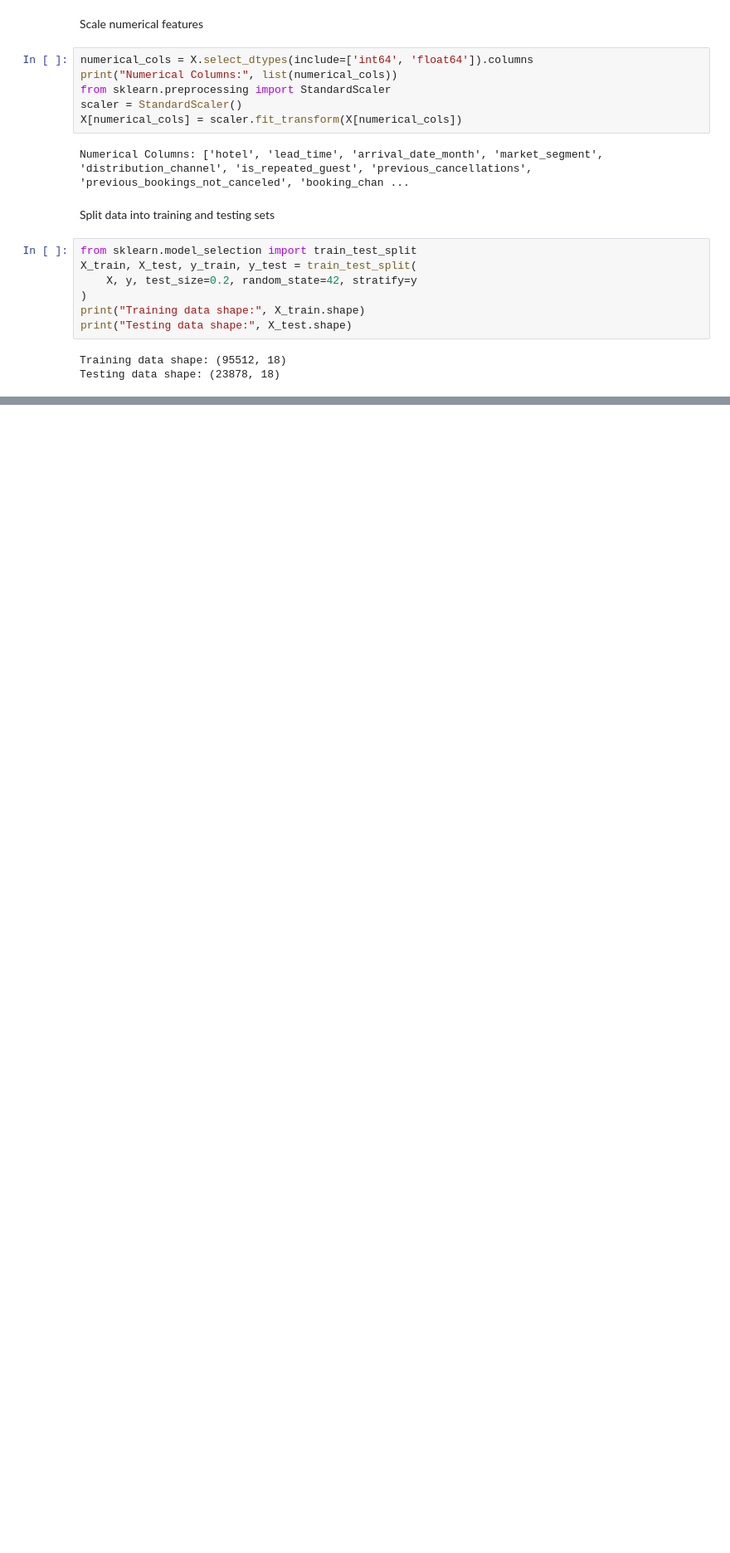
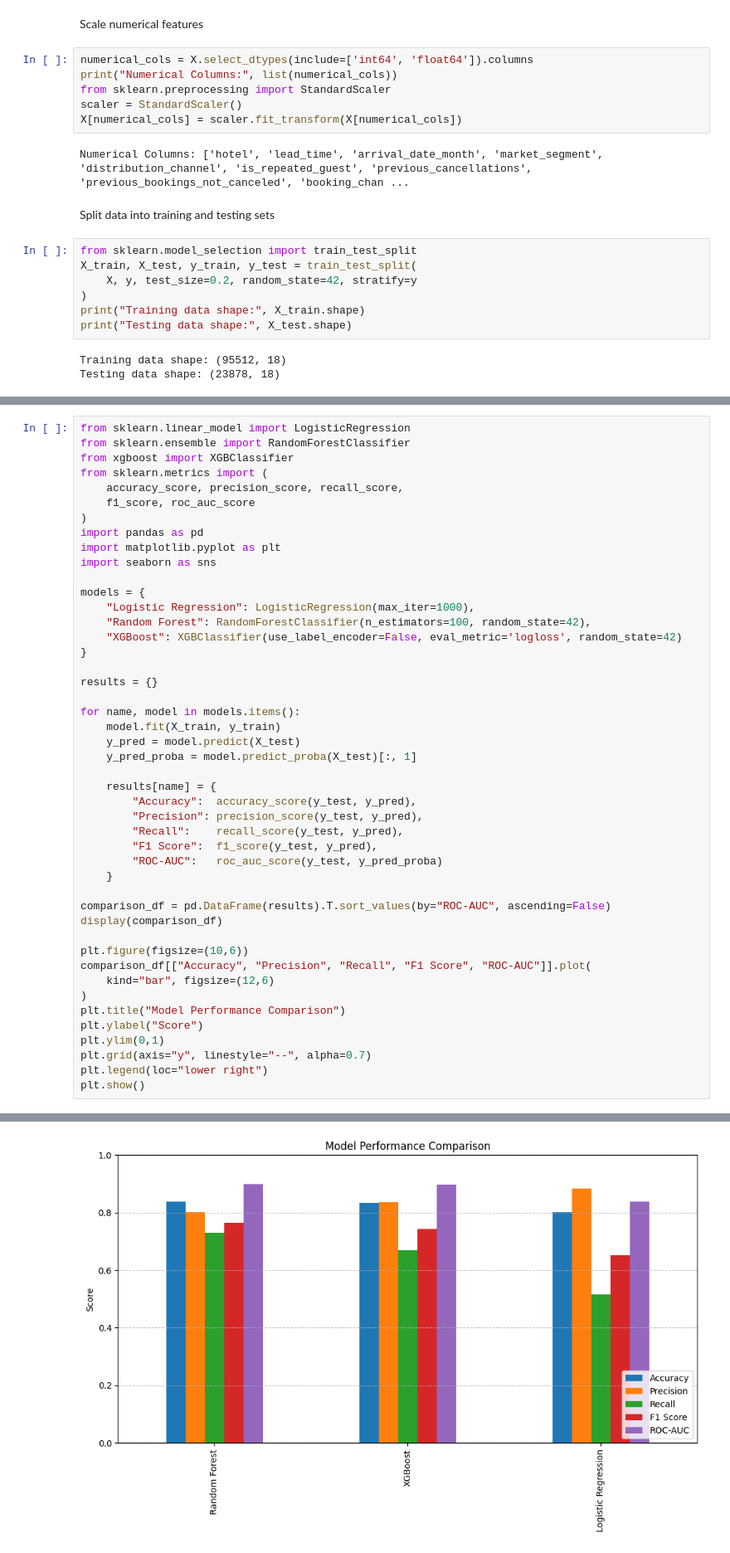
Before and after one commit to palak-verma-0309/Hotel-Booking, a Jupyter notebook: ml_model.ipynb, the cells around one changed output, grey strips where cells are left out. Shown at 83% size. Saved outputs shown, nothing was run; the diff lists cells and outputs as text; blank space fills up the shorter version.

```diff
--- a/ml_model.ipynb
+++ b/ml_model.ipynb
@@ -58,0 +114,47 @@ Testing data shape: (23878, 18)
+# %%
+from sklearn.linear_model import LogisticRegression
+from sklearn.ensemble import RandomForestClassifier
+from xgboost import XGBClassifier
+from sklearn.metrics import (
+    accuracy_score, precision_score, recall_score,
+    f1_score, roc_auc_score
+)
+import pandas as pd
+import matplotlib.pyplot as plt
+import seaborn as sns
+
+models = {
+    "Logistic Regression": LogisticRegression(max_iter=1000),
+    "Random Forest": RandomForestClassifier(n_estimators=100, random_state=42),
+    "XGBoost": XGBClassifier(use_label_encoder=False, eval_metric='logloss', random_state=42)
+}
+
+results = {}
+
+for name, model in models.items():
+    model.fit(X_train, y_train)
+    y_pred = model.predict(X_test)
+    y_pred_proba = model.predict_proba(X_test)[:, 1]
+
+    results[name] = {
+        "Accuracy":  accuracy_score(y_test, y_pred),
+        "Precision": precision_score(y_test, y_pred),
+        "Recall":    recall_score(y_test, y_pred),
+        "F1 Score":  f1_score(y_test, y_pred),
+        "ROC-AUC":   roc_auc_score(y_test, y_pred_proba)
+    }
+
+comparison_df = pd.DataFrame(results).T.sort_values(by="ROC-AUC", ascending=False)
+display(comparison_df)
+
+plt.figure(figsize=(10,6))
+comparison_df[["Accuracy", "Precision", "Recall", "F1 Score", "ROC-AUC"]].plot(
+    kind="bar", figsize=(12,6)
+)
+plt.title("Model Performance Comparison")
+plt.ylabel("Score")
+plt.ylim(0,1)
+plt.grid(axis="y", linestyle="--", alpha=0.7)
+plt.legend(loc="lower right")
+plt.show()
+# %% [output]
@@ -58,0 +169 @@ Testing data shape: (23878, 18)
+[figure, added]
```
Also changed, not shown: parts of 8 cells of this notebook, 1 other file.
